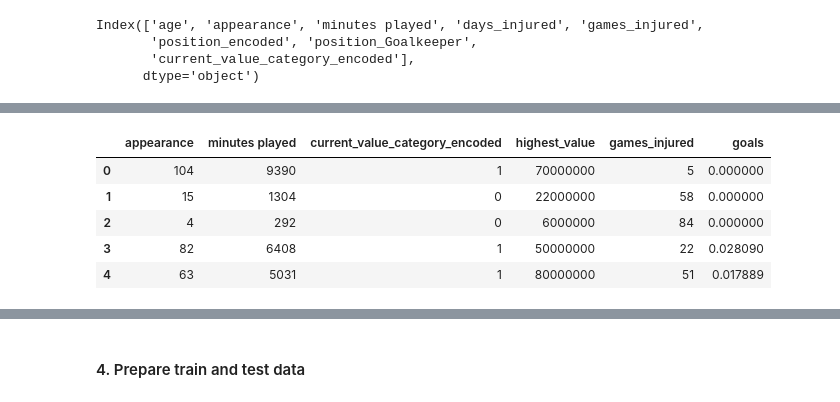
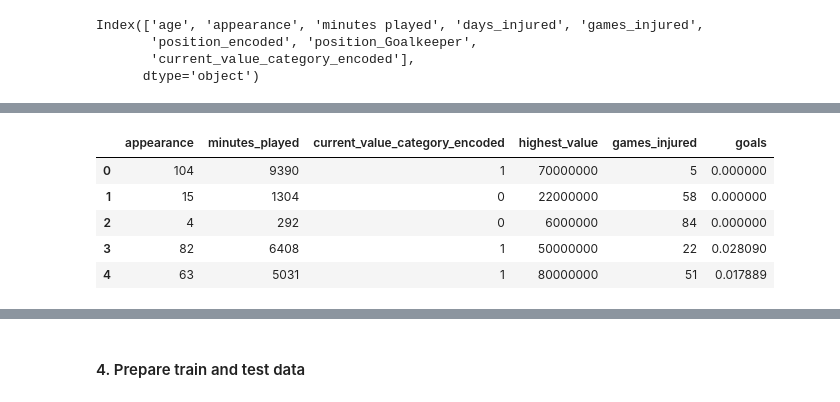
Before and after one commit to najla-alosime/LabAPI, a Jupyter notebook: KNN.ipynb, the cells around one changed output, grey strips where cells are left out. Drawn from its saved outputs; the diff is of its cells as text; code cells hidden in the pictures.

```diff
--- a/KNN.ipynb
+++ b/KNN.ipynb
@@ -691,7 +691,7 @@ def categorize_price(current_value):
 # Apply the function to create a new column
 df['current_value_category'] = df['current_value'].apply(categorize_price)
 
-df.drop('current_value', axis=1, inplace=True)
+#df.drop('current_value', axis=1, inplace=True)
 
 # Verify the distribution of the new categories
 print(df['current_value_category'].value_counts())
@@ -749,8 +749,10 @@ Index(['age', 'appearance', 'minutes played', 'days_injured', 'games_injured',
        'position_encoded', 'position_Goalkeeper',
        'current_value_category_encoded'],
       dtype='object')
+# %%
+df = df.rename(columns={'minutes played': 'minutes_played'})
 # %%
-selected_features = ['appearance', 'minutes played', 'current_value_category_encoded','highest_value','games_injured','goals','']#,'games_injured'
+selected_features = ['appearance', 'minutes_played', 'current_value_category_encoded','highest_value','games_injured','goals']#,'games_injured'
 df.head()
 # %% [output]
 |  | player | name | height | age | appearance | goals | assists | yellow cards | second yellow cards | ... |
@@ -763,8 +765,8 @@ df.head()
 # %%
-df = df[selected_features]
-df.head()
+df1 = df[selected_features]
+df1.head()
 # %% [output]
-|  | appearance | minutes played | current_value_category_encoded | highest_value | games_injured | goals |
+|  | appearance | minutes_played | current_value_category_encoded | highest_value | games_injured | goals |
 | 0 | 104 | 9390 | 1 | 70000000 | 5 | 0.000000 |
 | 1 | 15 | 1304 | 0 | 22000000 | 58 | 0.000000 |
 | 2 | 4 | 292 | 0 | 6000000 | 84 | 0.000000 |
```
Also changed, not shown: parts of 20 cells of this notebook, 5 other files.
